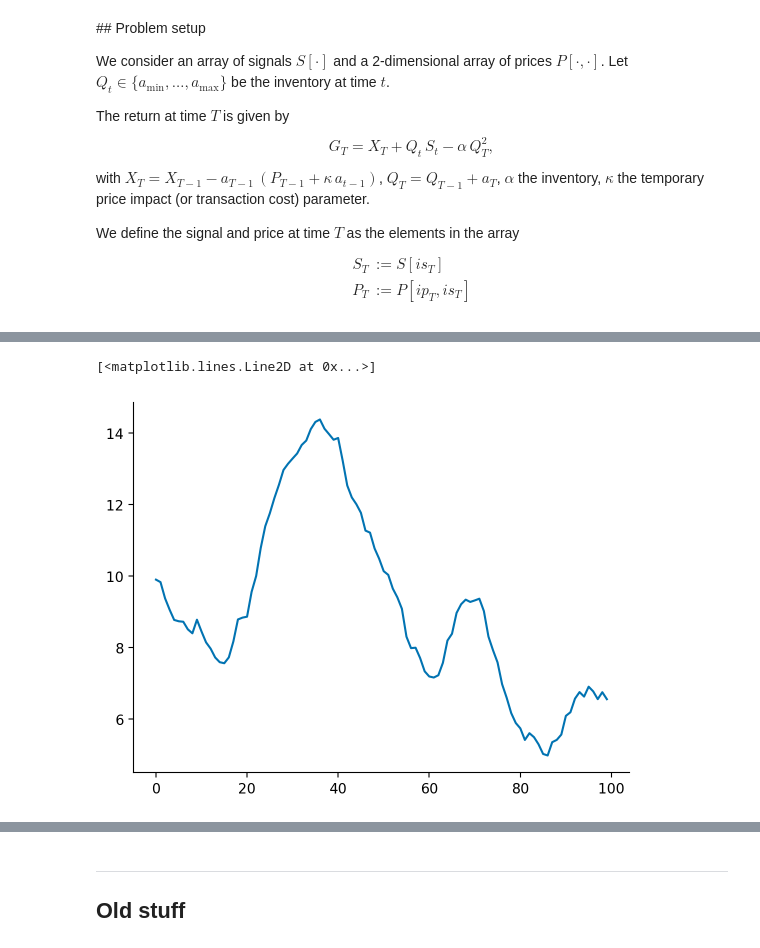
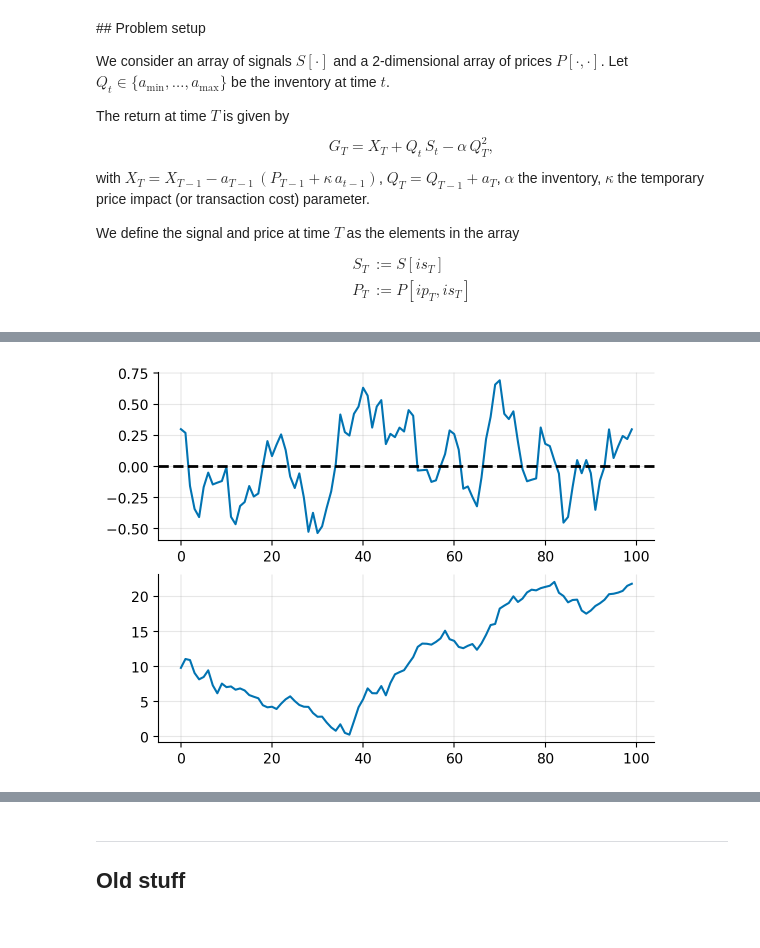
Before and after one commit to sapienzaio/online-ml-finance, a Jupyter notebook: 06-reinforcement-learning/price-impact-grid.ipynb, the cells around one changed output, grey strips where cells are left out. Cells and saved outputs as stored; diff of their text form; code cells hidden in the pictures.

```diff
--- a/06-reinforcement-learning/price-impact-grid.ipynb
+++ b/06-reinforcement-learning/price-impact-grid.ipynb
@@ -40,3 +40,5 @@ $$
+# %%
+MAX_PRICE = 100
 # %%
 changes_prices = np.linspace(-5, 5, 20)
 changes_signal = np.linspace(-3, 3, 10)
@@ -66,13 +68,26 @@ def step_price(price_prev, signal, force_price, price_impact, action, stride):
     j = np.random.binomial(2 * force_price, sigmoid(action * price_impact))
     j = (j - force_price) * stride
     price = price_prev + signal + j
+    price = clip(price, 0, MAX_PRICE)
     return price
+
+
+@njit
+def step_process(
+    signal_prev, price_prev,
+    force_signal, reversion_factor, p, signal_mid, stride_signal,
+    force_price, price_impact, action, stride_price,
+):
+    signal = step_signal(signal_prev, force_signal, reversion_factor, p, stride_signal, signal_mid)
+    price = step_price(price_prev, signal, force_price, price_impact, action, stride_price)
+    return signal, price
 # %%
 force_signal = 5
 force_price = 5
 reversion_factor = 0.1
 p = 0.5
-stride = 0.1
+stride_signal = 0.1
+stride_price = 0.5
 signal_mid = 0
 
 signal = 0.0
@@ -80,8 +95,12 @@ price = 10.0
 
 prices = []
 signals = []
+action = 0
 for i in range(100):
-    signal = step_signal(signal, force_signal, reversion_factor, p, stride, signal_mid)
-    price = step_price(price,  signal, force_price, price_impact, 0, stride)
+    signal, price = step_process(
+        signal, price,
+        force_signal, reversion_factor, p, signal_mid, stride_signal,
+        force_price, price_impact, action, stride_price
+    )
     prices.append(price)
     signals.append(signal)
@@ -93,5 +106,0 @@ plt.grid(alpha=0.3)
-# %%
-plt.plot(prices)
-# %% [output]
-[<matplotlib.lines.Line2D at 0x...>]
-[figure, removed]
@@ -127,3 +107,14 @@ def price_step_ix(
+# %%
+fig, axs = plt.subplots(2, 1)
+
+axs[0].plot(signals)
+axs[0].axhline(y=0, c="black", linewidth=2, linestyle="--")
+axs[0].grid(alpha=0.3)
+
+axs[1].plot(prices)
+axs[1].grid(alpha=0.3)
+# %% [output]
+[figure, added]
 # %%
 force_price = 5
 price_impact = 0.2
```
Also changed, not shown: parts of 16 cells of this notebook.
